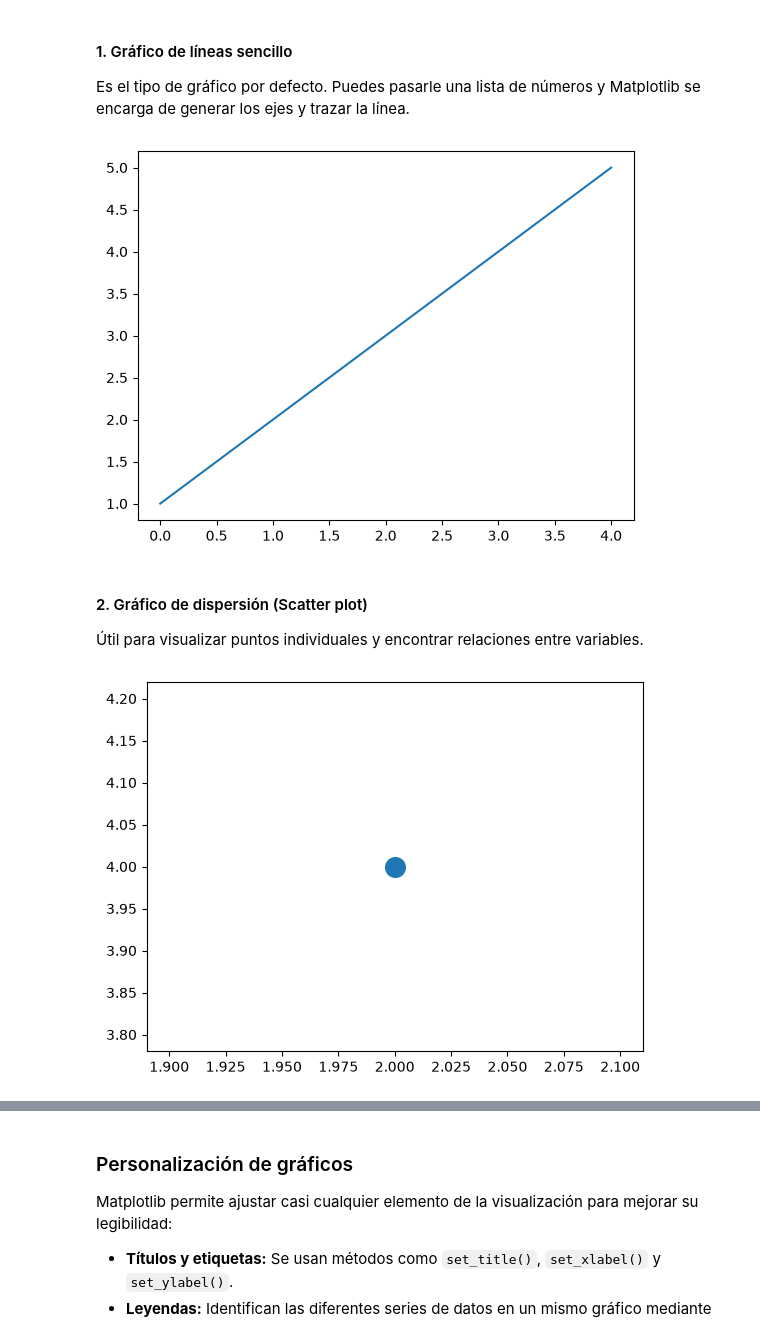
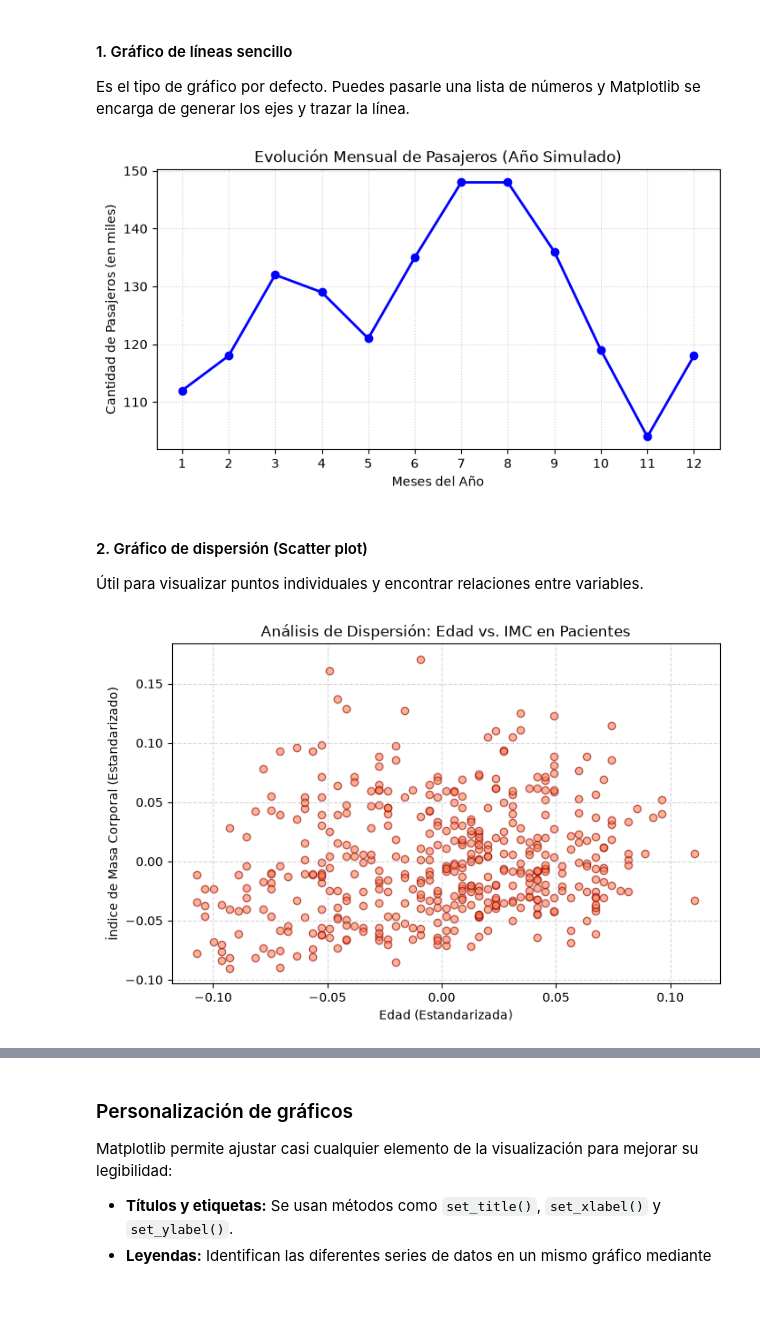
Before and after one commit to paranedagarcia/Python, a Jupyter notebook: notebooks/4-matplotlib.ipynb, the cells around one changed output, grey strips where cells are left out. Cells and saved outputs as stored; diff of their text form; code cells hidden in the pictures; blank space fills up the shorter version.

Commit message:
feat: matplotlib

```diff
--- a/notebooks/4-matplotlib.ipynb
+++ b/notebooks/4-matplotlib.ipynb
@@ -20,18 +12,49 @@ import numpy as np
 #### 1. Gráfico de líneas sencillo
 Es el tipo de gráfico por defecto. Puedes pasarle una lista de números y Matplotlib se encarga de generar los ejes y trazar la línea.
 # %%
-# Datos: cuadrados de los números del 1 al 5
-cuadrados = range(1, 6)
-plt.plot(cuadrados)
+import matplotlib.pyplot as plt
+import numpy as np
+
+# 1. Crear datos que simulan el crecimiento mensual de pasajeros de una aerolínea
+meses = np.arange(1, 13)
+pasajeros = [112, 118, 132, 129, 121, 135, 148, 148, 136, 119, 104, 118]
+
+# 2. Inicializar la figura y graficar
+plt.figure(figsize=(8, 4))
+plt.plot(meses, pasajeros, marker='o', color='b', linestyle='-', linewidth=2)
+
+# 3. Añadir etiquetas básicas indispensables
+plt.title('Evolución Mensual de Pasajeros (Año Simulado)')
+plt.xlabel('Meses del Año')
+plt.ylabel('Cantidad de Pasajeros (en miles)')
+plt.xticks(meses) # Asegura que se muestren todos los números del 1 al 12
+
+# 4. Mostrar gráfico
+plt.grid(True, linestyle=':', alpha=0.6)
 plt.show()
 # %% [output]
-[figure, old version]
+[figure, new version]
 # %% [markdown]
 #### 2. Gráfico de dispersión (Scatter plot)
 Útil para visualizar puntos individuales y encontrar relaciones entre variables.
 # %%
-# Trazar un solo punto en la coordenada (2, 4) con un tamaño de punto de 200
-plt.scatter(2, 4, s=200)
+import matplotlib.pyplot as plt
+from sklearn.datasets import load_diabetes
+
+# 1. Cargar el dataset real de pacientes con diabetes
+diabetes = load_diabetes(as_frame=True)
+df = diabetes.frame
+
+# 2. Graficar la relación entre la edad y el índice de masa corporal (BMI)
+plt.figure(figsize=(8, 5))
+plt.scatter(df['age'], df['bmi'], alpha=0.6, color='coral', edgecolors='darkred')
+
+# 3. Personalización del gráfico
+plt.title('Análisis de Dispersión: Edad vs. IMC en Pacientes')
+plt.xlabel('Edad (Estandarizada)')
+plt.ylabel('Índice de Masa Corporal (Estandarizado)')
+plt.grid(True, linestyle='--', alpha=0.5)
+
 plt.show()
 # %% [output]
-[figure, old version]
+[figure, new version]
```
Also changed, not shown: parts of 18 cells of this notebook, 16 other files.
